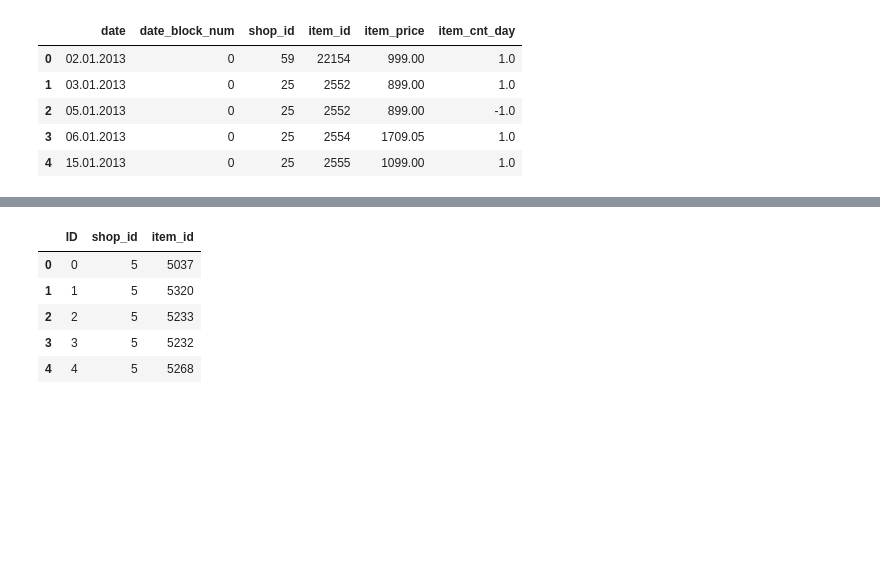
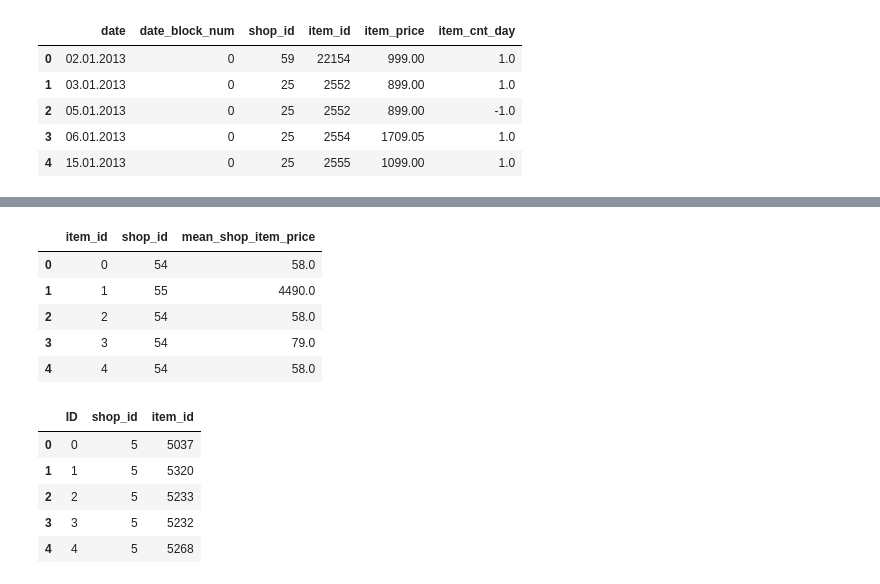
Before and after one commit to GatzZ/competitive-data-science-final-project, a Jupyter notebook: Main.ipynb, the cells around one changed output, grey strips where cells are left out. Cells and saved outputs as stored; diff of their text form; code cells hidden in the pictures; blank space fills up the shorter version.

```diff
--- a/Main.ipynb
+++ b/Main.ipynb
@@ -21,3 +33,15 @@ df_train.head()
+# %%
+df_shop_item_price = df_train.groupby(['item_id', 'shop_id'])[['item_price']].mean()
+df_shop_item_price.reset_index(inplace=True)
+df_shop_item_price.rename(columns={'item_price': 'mean_shop_item_price'}, inplace=True)
+df_shop_item_price.head()
+# %% [output]
+|  | item_id | shop_id | mean_shop_item_price |
+| 0 | 0 | 54 | 58.0 |
+| 1 | 1 | 55 | 4490.0 |
+| 2 | 2 | 54 | 58.0 |
+| 3 | 3 | 54 | 79.0 |
+| 4 | 4 | 54 | 58.0 |
 # %%
 df_test = pd.read_csv('data/test.csv.gz', compression='gzip')
 df_test.head()
```
Also changed, not shown: parts of 16 cells of this notebook, 2 other files.
